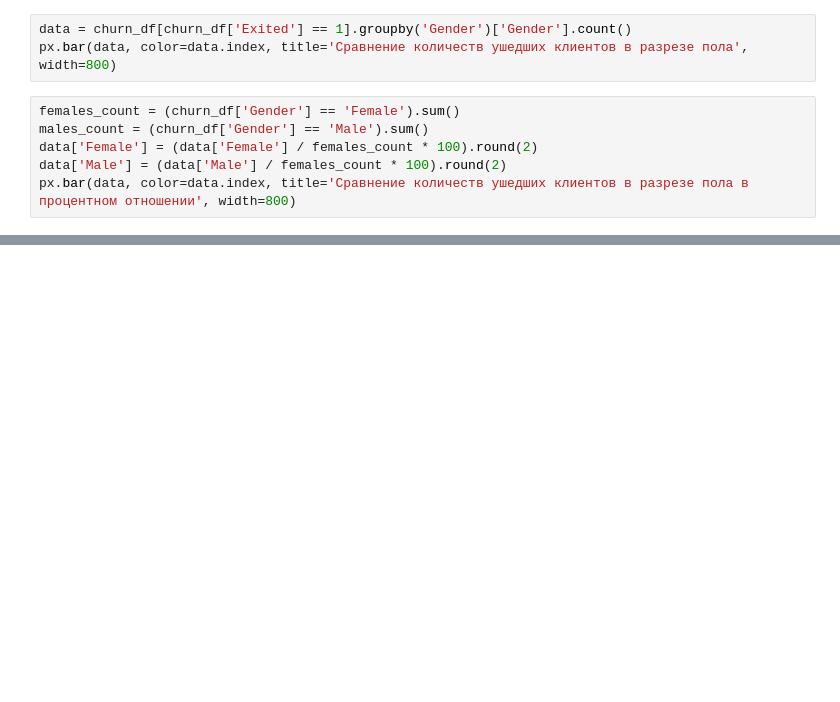
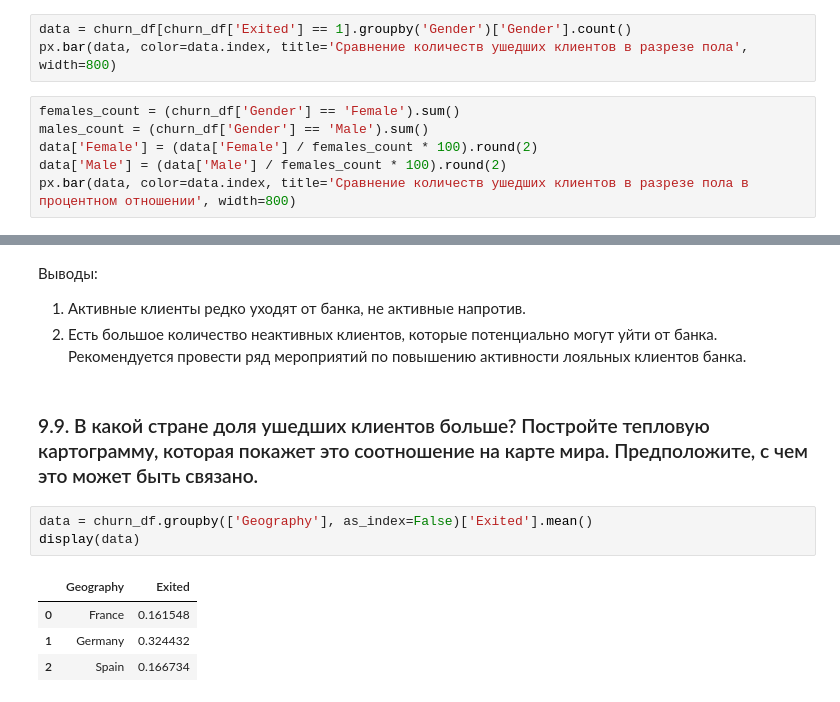
Before and after one commit to alexey300479/sf_datascience_2022, a Jupyter notebook: Python_13_data_visualization/9_consolidation_of_knowedge.ipynb, the cells around one changed output, grey strips where cells are left out. Saved outputs shown, nothing was run; the diff lists cells and outputs as text; blank space fills up the shorter version.

```diff
--- a/Python_13_data_visualization/9_consolidation_of_knowedge.ipynb
+++ b/Python_13_data_visualization/9_consolidation_of_knowedge.ipynb
@@ -221,0 +292,14 @@ px.bar(data, color=data.index, title='Сравнение количеств уш
+# %% [markdown]
+Выводы:
+1. Активные клиенты редко уходят от банка, не активные напротив.
+2. Есть большое количество неактивных клиентов, которые потенциально могут уйти от банка. Рекомендуется провести ряд мероприятий по повышению активности лояльных клиентов банка.
+# %% [markdown]
+### 9.9. В какой стране доля ушедших клиентов больше? Постройте тепловую картограмму, которая покажет это соотношение на карте мира. Предположите, с чем это может быть связано.
+# %%
+data = churn_df.groupby(['Geography'], as_index=False)['Exited'].mean()
+display(data)
+# %% [output]
+|  | Geography | Exited |
+| 0 | France | 0.161548 |
+| 1 | Germany | 0.324432 |
+| 2 | Spain | 0.166734 |
```
Also changed, not shown: parts of 19 cells of this notebook.
